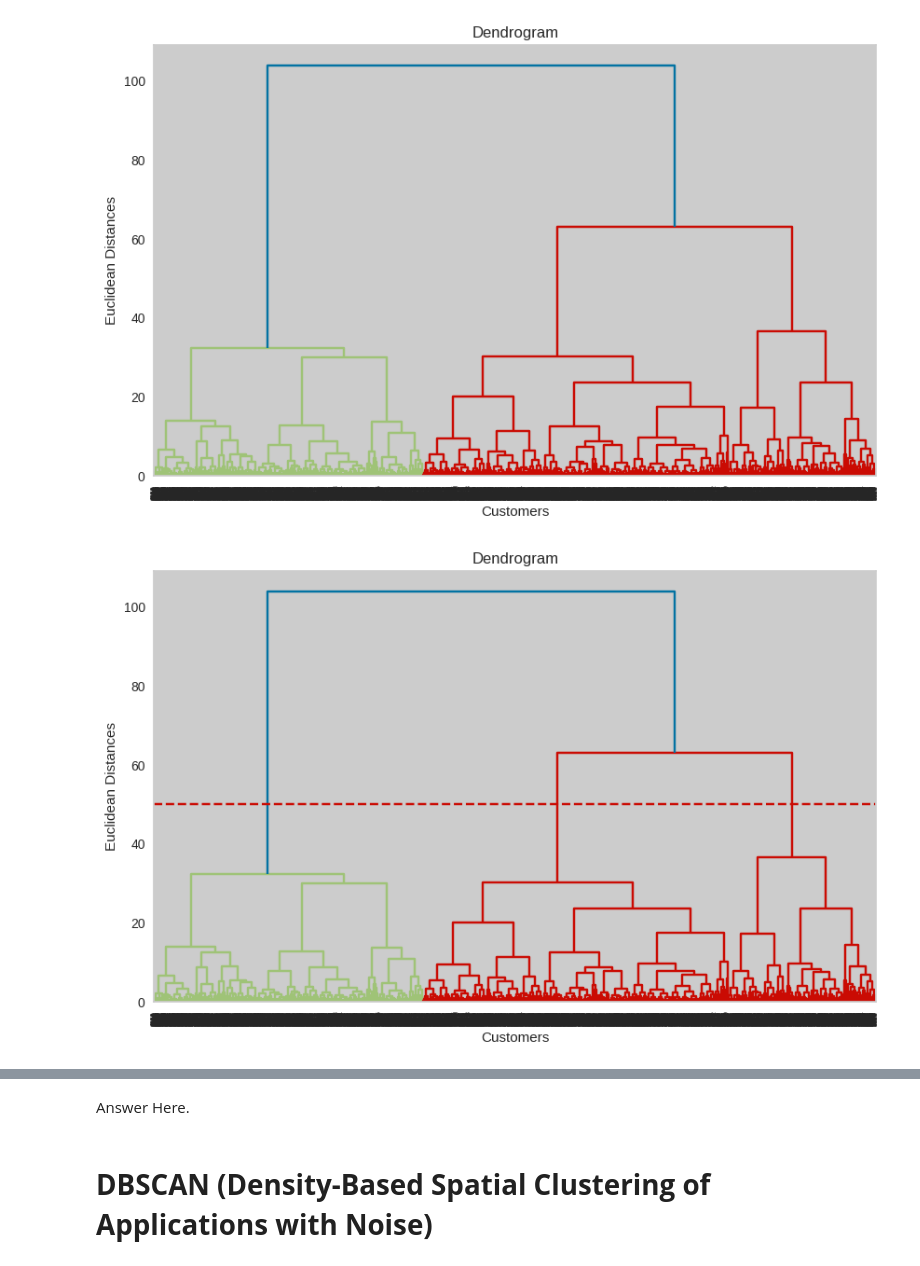
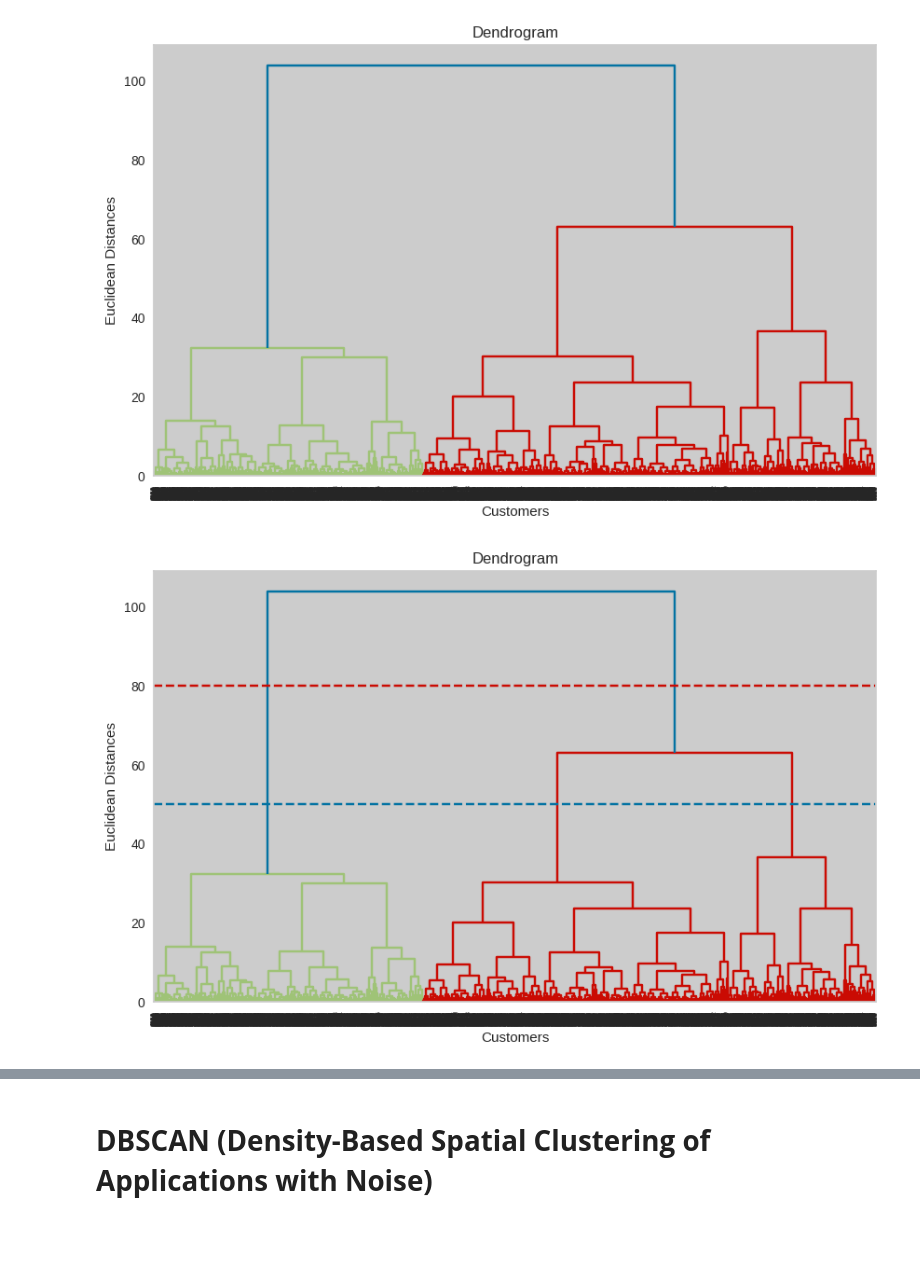
Before and after one commit to AmanSharmas/Online_Retail_Customer_Segmentation, a Jupyter notebook: Online_Retail_Customer_Segmentation.ipynb, the cells around one changed output, grey strips where cells are left out. Drawn from its saved outputs; the diff is of its cells as text; code cells hidden in the pictures; blank space fills up the shorter version.

```diff
--- a/Online_Retail_Customer_Segmentation.ipynb
+++ b/Online_Retail_Customer_Segmentation.ipynb
@@ -1282,20 +1307,20 @@ plt.show()
 # %%
 # Using the dendogram to find the optimal number of clusters
 plt.figure(figsize=(10,6))
 dendrogram = sch.dendrogram(sch.linkage(X, method = 'ward'))
 
 # set the title and labels for the plot
 plt.title('Dendrogram')
 plt.xlabel('Customers')
 plt.ylabel('Euclidean Distances')
 
 # find largest vertical distance we can make without crossing any other horizontal line
-plt.axhline(y=50, color='r', linestyle='--')
-
+plt.axhline(y=80, color='r', linestyle='--')
+plt.axhline(y=50, color='b', linestyle='--')
 # show the dendrogram
 plt.show()
 # %% [output]
-[figure, old version]
+[figure, new version]
 # %%
 # Fitting hierarchical clustering to X
 
@@ -1337,8 +1337,6 @@ def plot_clusters(X, labels):
 plot_clusters(X, labels= h_labels)
 # %% [output]
 [interactive output not drawn]
-# %% [markdown]
-Answer Here.
 # %% [markdown]
 # **DBSCAN (Density-Based Spatial Clustering of Applications with Noise)**
 # %%
```
Also changed, not shown: parts of 30 cells of this notebook.
